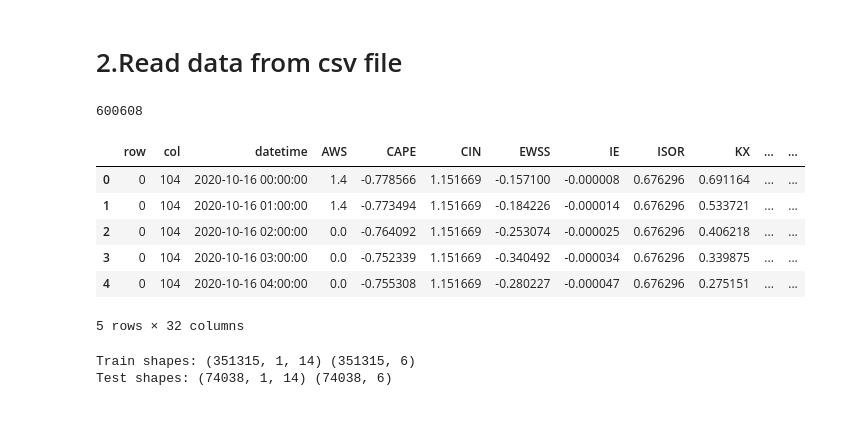
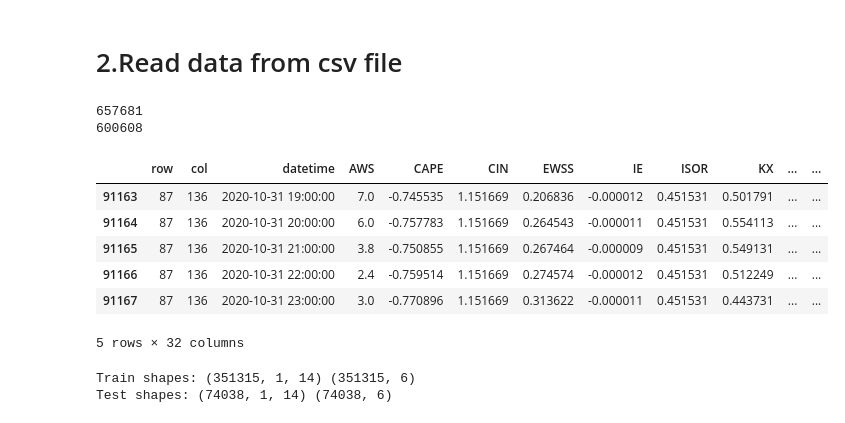
Before and after one commit to khanhtran0111/Rain-prediction, a Jupyter notebook: Final_AI2.ipynb, the cells around one changed output. Saved outputs shown, nothing was run; the diff lists cells and outputs as text; code cells hidden in the pictures.

```diff
--- a/Final_AI2.ipynb
+++ b/Final_AI2.ipynb
@@ -39,39 +39,42 @@ df['datetime'] = pd.to_datetime(df['datetime'])
 df = df.sort_values(by=['row', 'col'], ascending=[True, True]).reset_index(drop=True)
 features = [
     'AWS2', 'CAPE', 'V850', 'EWSS', 'KX', 'U250', 'U850', 'CIN', 'V250', 'R250',
     'hour_sin','hour_cos','doy_sin','doy_cos'
 ]
 target = 'AWS'
 df['AWS2'] = df['AWS']
 
+print(len(df))
 df = clean(features[0:10],df)
 
 df['year'] = df['datetime'].dt.year
 df['hour']     = df['datetime'].dt.hour
 df['doy']      = df['datetime'].dt.dayofyear
 df['hour_sin'] = np.sin(2*np.pi * df['hour'] / 24)
 df['hour_cos'] = np.cos(2*np.pi * df['hour'] / 24)
 df['doy_sin']  = np.sin(2*np.pi * df['doy']  / 365)
 df['doy_cos']  = np.cos(2*np.pi * df['doy']  / 365)
 
 
 dftrain = df[df['datetime'] <= pd.Timestamp('2020-10-15 23:00:00')].reset_index(drop=True)
 dftest = df[df['datetime'] >= pd.Timestamp('2020-10-16 00:00:00')].reset_index(drop=True)
+
 print(len(df))
 scaler_f = StandardScaler()
 dftrain[features] = scaler_f.fit_transform(dftrain[features])
 dftest[features] = scaler_f.transform(dftest[features])
 
 
-dftest.head()
+dftest.tail()
 # %% [output]
+657681
 600608
 |  | row | col | datetime | AWS | CAPE | CIN | EWSS | IE | ISOR | KX | ... | ... |
-| 0 | 0 | 104 | 2020-10-16 00:00:00 | 1.4 | -0.778566 | 1.151669 | -0.157100 | -0.000008 | 0.676296 | 0.691164 | ... | ... |
-| 1 | 0 | 104 | 2020-10-16 01:00:00 | 1.4 | -0.773494 | 1.151669 | -0.184226 | -0.000014 | 0.676296 | 0.533721 | ... | ... |
-| 2 | 0 | 104 | 2020-10-16 02:00:00 | 0.0 | -0.764092 | 1.151669 | -0.253074 | -0.000025 | 0.676296 | 0.406218 | ... | ... |
-| 3 | 0 | 104 | 2020-10-16 03:00:00 | 0.0 | -0.752339 | 1.151669 | -0.340492 | -0.000034 | 0.676296 | 0.339875 | ... | ... |
-| 4 | 0 | 104 | 2020-10-16 04:00:00 | 0.0 | -0.755308 | 1.151669 | -0.280227 | -0.000047 | 0.676296 | 0.275151 | ... | ... |
+| 91163 | 87 | 136 | 2020-10-31 19:00:00 | 7.0 | -0.745535 | 1.151669 | 0.206836 | -0.000012 | 0.451531 | 0.501791 | ... | ... |
+| 91164 | 87 | 136 | 2020-10-31 20:00:00 | 6.0 | -0.757783 | 1.151669 | 0.264543 | -0.000011 | 0.451531 | 0.554113 | ... | ... |
+| 91165 | 87 | 136 | 2020-10-31 21:00:00 | 3.8 | -0.750855 | 1.151669 | 0.267464 | -0.000009 | 0.451531 | 0.549131 | ... | ... |
+| 91166 | 87 | 136 | 2020-10-31 22:00:00 | 2.4 | -0.759514 | 1.151669 | 0.274574 | -0.000012 | 0.451531 | 0.512249 | ... | ... |
+| 91167 | 87 | 136 | 2020-10-31 23:00:00 | 3.0 | -0.770896 | 1.151669 | 0.313622 | -0.000011 | 0.451531 | 0.443731 | ... | ... |
 5 rows × 32 columns
 # %%
 scaler_f = StandardScaler()
```
Also changed, not shown: parts of 4 cells of this notebook.
